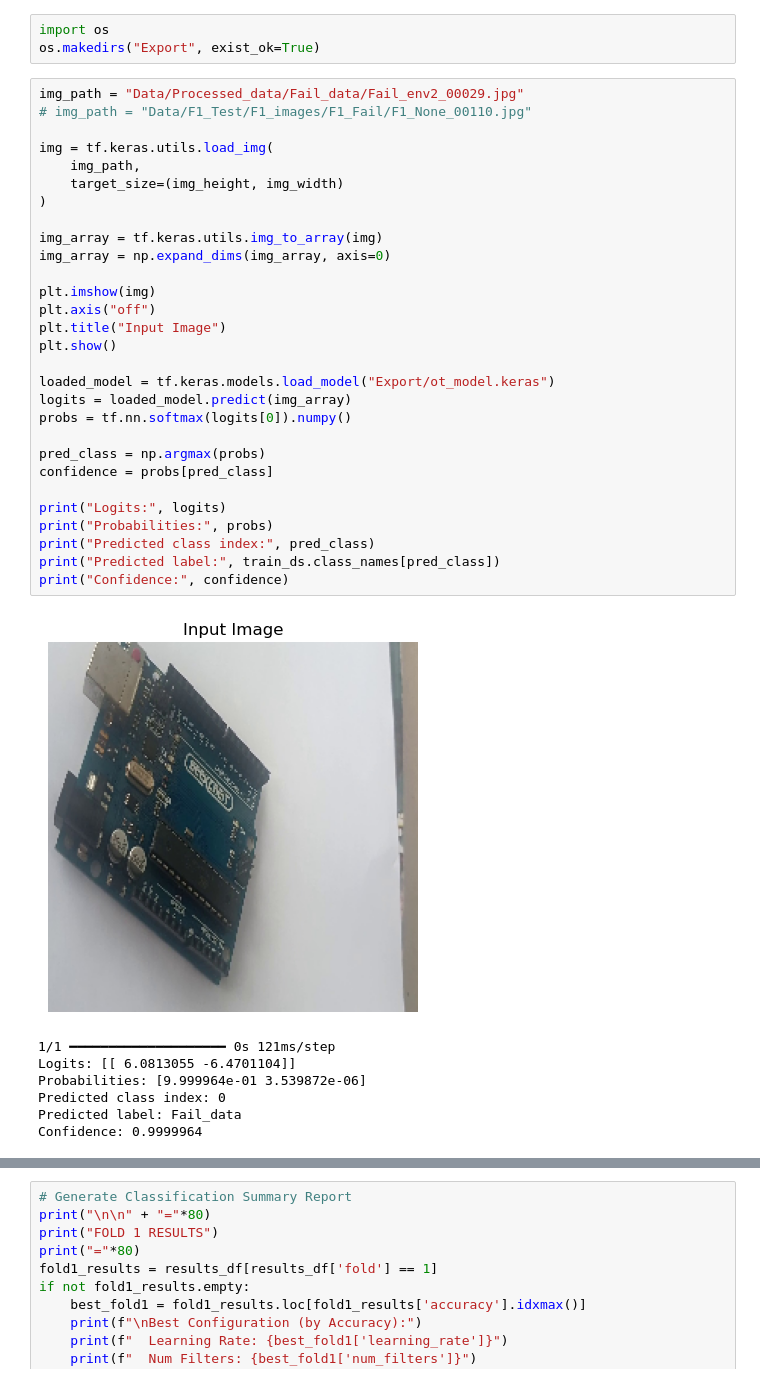
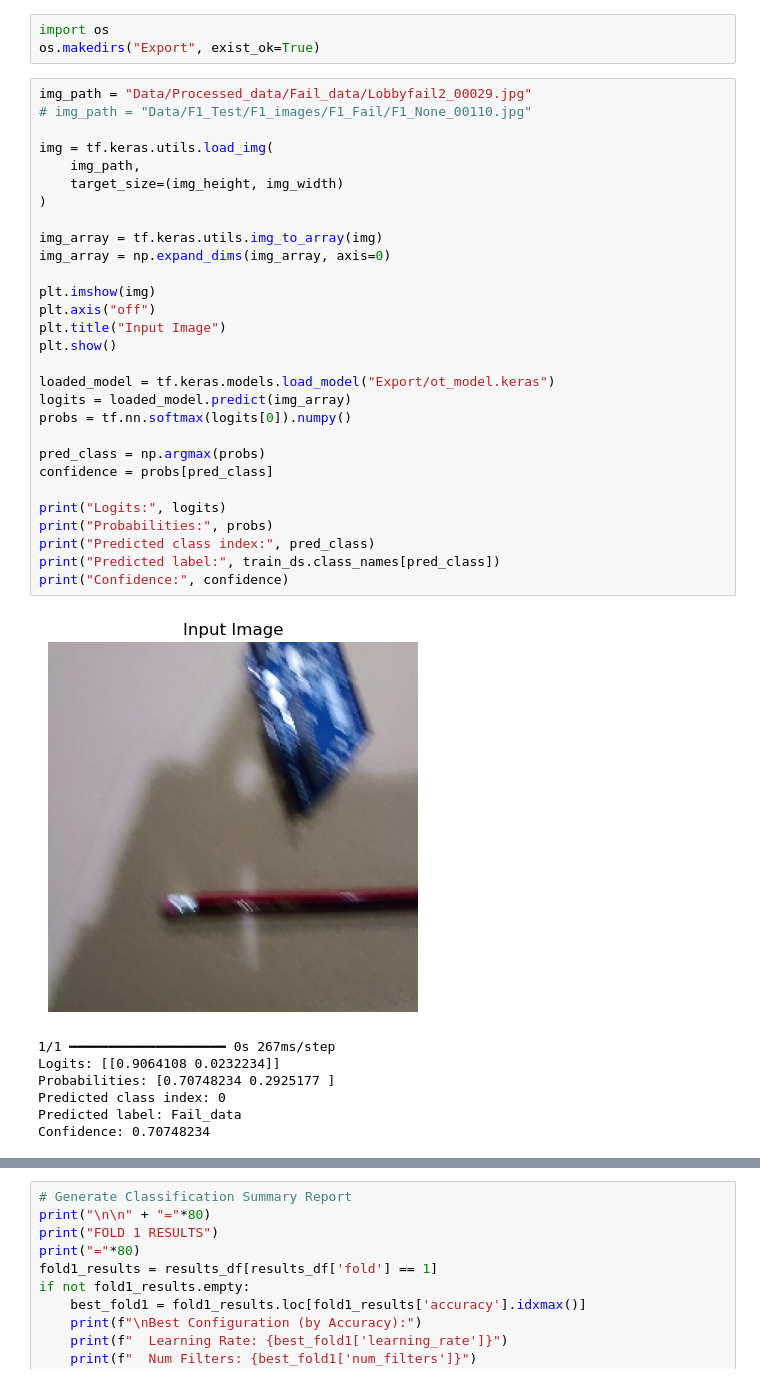
Before and after one commit to ArmaanMeh/PCB_orientation_detection, a Jupyter notebook: main_cnn.ipynb, the cells around one changed output, grey strips where cells are left out. Drawn from its saved outputs; the diff is of its cells as text.

```diff
--- a/main_cnn.ipynb
+++ b/main_cnn.ipynb
@@ -224,42 +222,42 @@ model.save("Export/ot_model.keras")
 import os
 os.makedirs("Export", exist_ok=True)
 # %%
-img_path = "Data/Processed_data/Fail_data/Fail_env2_00029.jpg"
+img_path = "Data/Processed_data/Fail_data/Lobbyfail2_00029.jpg"
 # img_path = "Data/F1_Test/F1_images/F1_Fail/F1_None_00110.jpg"
 
 img = tf.keras.utils.load_img(
     img_path,
     target_size=(img_height, img_width)
 )
 
 img_array = tf.keras.utils.img_to_array(img)
 img_array = np.expand_dims(img_array, axis=0)
 
 plt.imshow(img)
 plt.axis("off")
 plt.title("Input Image")
 plt.show()
 
 loaded_model = tf.keras.models.load_model("Export/ot_model.keras")
 logits = loaded_model.predict(img_array)
 probs = tf.nn.softmax(logits[0]).numpy()
 
 pred_class = np.argmax(probs)
 confidence = probs[pred_class]
 
 print("Logits:", logits)
 print("Probabilities:", probs)
 print("Predicted class index:", pred_class)
 print("Predicted label:", train_ds.class_names[pred_class])
 print("Confidence:", confidence)
 # %% [output]
-[figure, old version]
+[figure, new version]
-1/1 ━━━━━━━━━━━━━━━━━━━━ 0s 121ms/step
-Logits: [[ 6.0813055 -6.4701104]]
-Probabilities: [9.999964e-01 3.539872e-06]
+1/1 ━━━━━━━━━━━━━━━━━━━━ 0s 267ms/step
+Logits: [[0.9064108 0.0232234]]
+Probabilities: [0.70748234 0.2925177 ]
 Predicted class index: 0
 Predicted label: Fail_data
-Confidence: 0.9999964
+Confidence: 0.70748234
 # %%
 #!/usr/bin/env python3
 """
```
Also changed, not shown: parts of 8 cells of this notebook, 1 other file.
